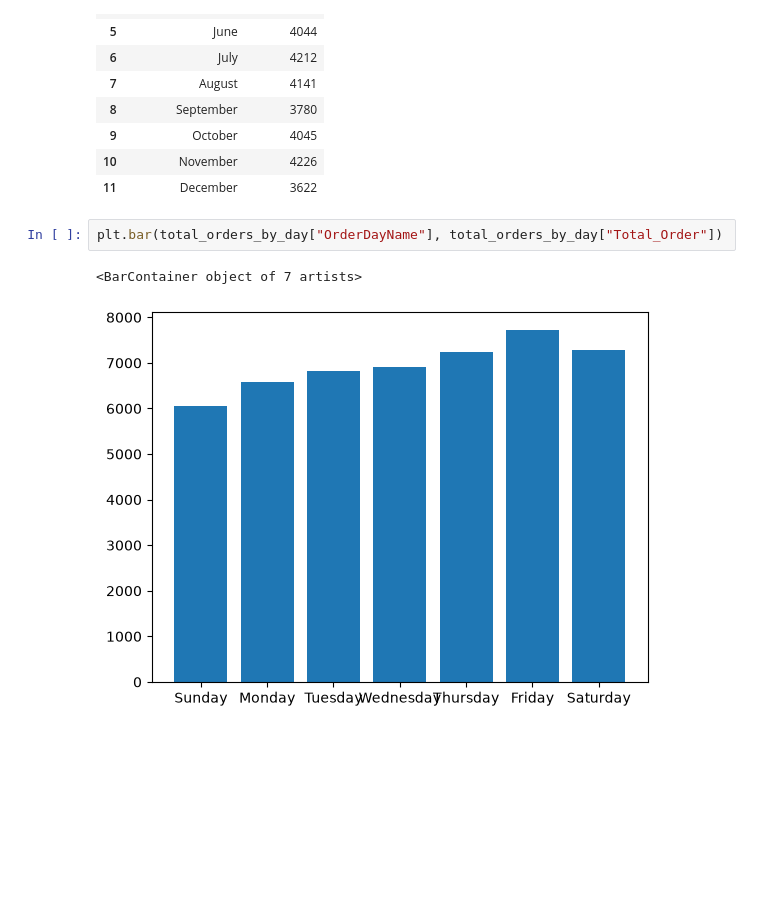
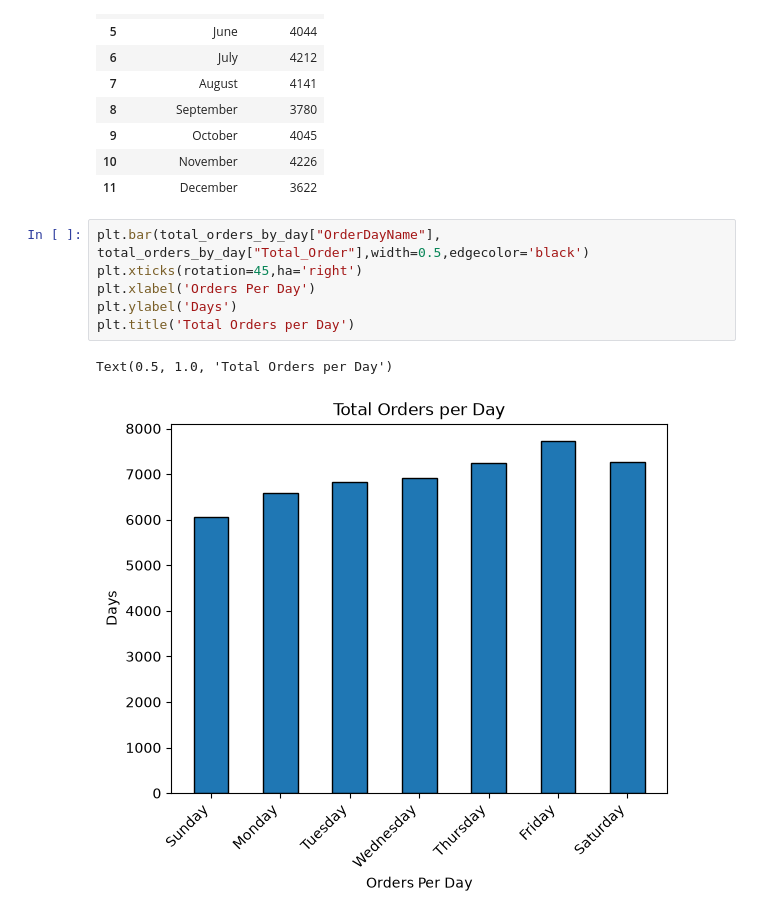
Before and after one commit to BIDUR2062/project_datascience, a Jupyter notebook: Pizza Sales Analysis/pizza_basics_analysis.ipynb, the cells around one changed output. Saved outputs shown, nothing was run; the diff lists cells and outputs as text; blank space fills up the shorter version.

Commit message:
Update bar and line chart for day and add bar and line chart for order in month

```diff
--- a/Pizza Sales Analysis/pizza_basics_analysis.ipynb
+++ b/Pizza Sales Analysis/pizza_basics_analysis.ipynb
@@ -129,9 +129,13 @@ total_orders_by_month
 | 10 | November | 4226 |
 | 11 | December | 3622 |
 # %%
-plt.bar(total_orders_by_day["OrderDayName"], total_orders_by_day["Total_Order"])
+plt.bar(total_orders_by_day["OrderDayName"], total_orders_by_day["Total_Order"],width=0.5,edgecolor='black')
+plt.xticks(rotation=45,ha='right')
+plt.xlabel('Orders Per Day')
+plt.ylabel('Days')
+plt.title('Total Orders per Day')
 # %% [output]
-<BarContainer object of 7 artists>
+Text(0.5, 1.0, 'Total Orders per Day')
-[figure, old version]
+[figure, new version]
 # %%
 plt.plot(total_orders_by_day["OrderDayName"], total_orders_by_day["Total_Order"],marker='o')
```
Also changed, not shown: parts of 3 cells of this notebook.
